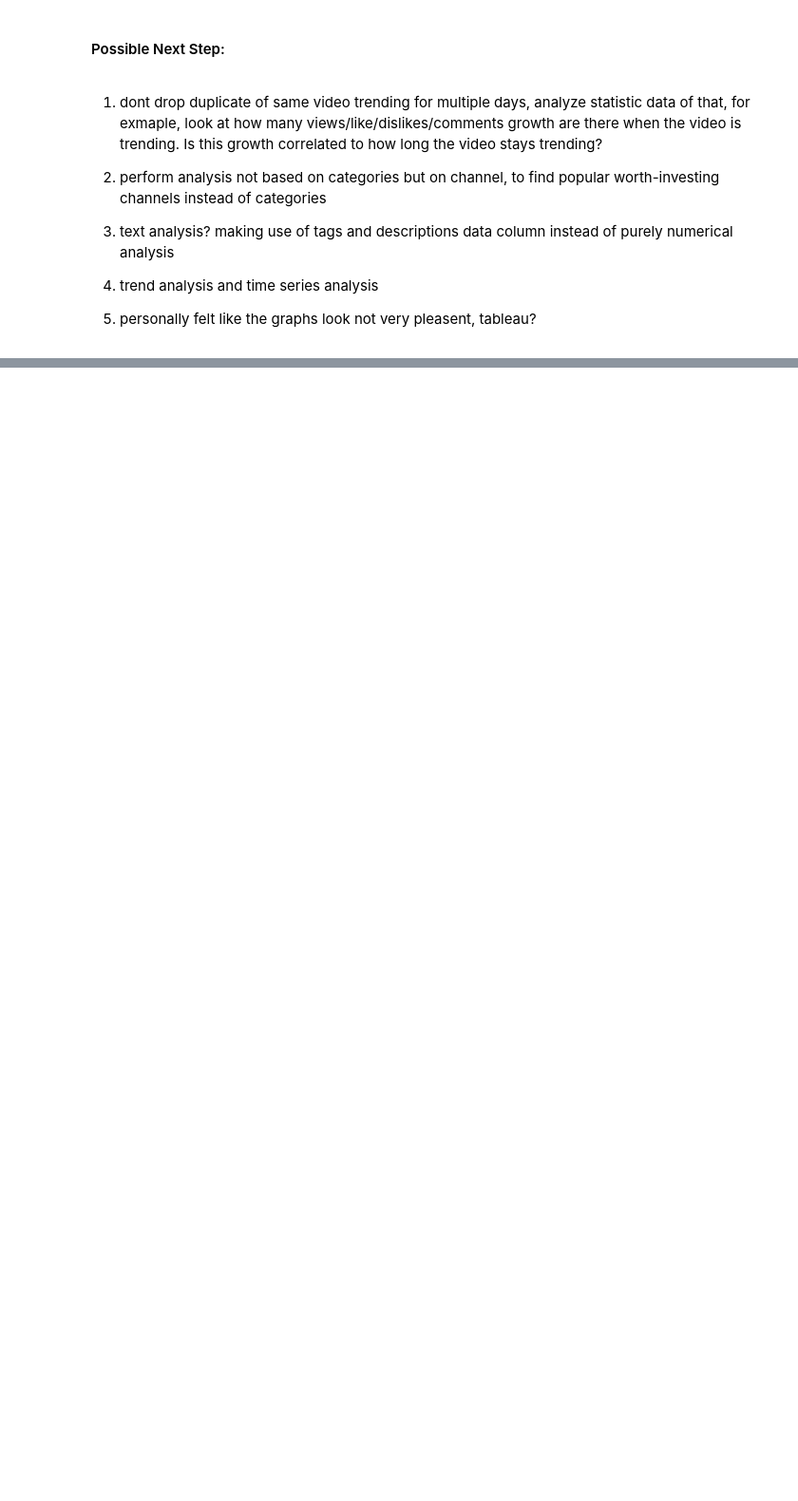
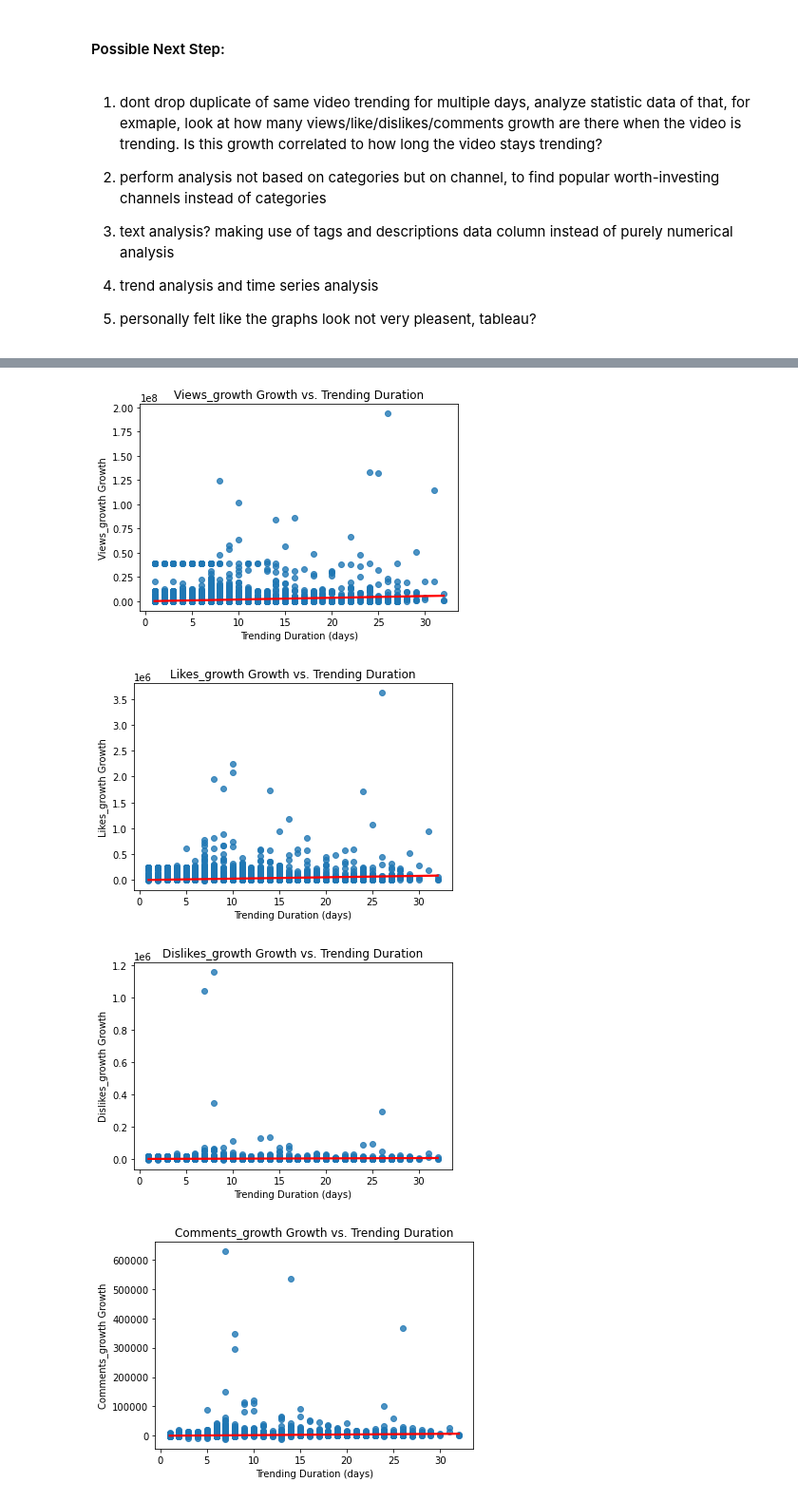
Before and after one commit to Kaics100/project, a Jupyter notebook: project_v2.ipynb, the cells around one changed output, grey strips where cells are left out. Shown at 95% size. Drawn from its saved outputs; the diff is of its cells as text; code cells hidden in the pictures; blank space fills up the shorter version.

```diff
--- a/project_v2.ipynb
+++ b/project_v2.ipynb
@@ -678,0 +689,24 @@ plt.show()
+# %%
+df_num = df_sorted
+df_num['publish_time'] = pd.to_datetime(df_num['publish_time'])
+df_num['trending_date'] = pd.to_datetime(df_num['trending_date'])
+df_num['views'] = pd.to_numeric(df_num['views'], errors='coerce')
+df_num['likes'] = pd.to_numeric(df_num['likes'], errors='coerce')
+df_num['dislikes'] = pd.to_numeric(df_num['dislikes'], errors='coerce')
+df_num['comment_count'] = pd.to_numeric(df_num['comment_count'], errors='coerce')
+# %%
+last_day_metrics = df_num.groupby(['video_id', 'title', 'channel_title', 'category_id', 'publish_time']).first().reset_index()
+first_day_metrics = df_num.groupby(['video_id', 'title', 'channel_title', 'category_id', 'publish_time']).last().reset_index()
+# %%
+growth_data = pd.DataFrame()
+growth_data['video_id'] = last_day_metrics['video_id']
+growth_data['views_growth'] = last_day_metrics['views'] - first_day_metrics['views']
+growth_data['likes_growth'] = last_day_metrics['likes'] - first_day_metrics['likes']
+growth_data['dislikes_growth'] = last_day_metrics['dislikes'] - first_day_metrics['dislikes']
+growth_data['comments_growth'] = last_day_metrics['comment_count'] - first_day_metrics['comment_count']
+
+trending_duration = pd.DataFrame()
+trending_duration['video_id'] = last_day_metrics['video_id']
+trending_duration['trending_duration'] = (last_day_metrics['trending_date'] - first_day_metrics['trending_date']).dt.days + 1
+# %%
+analysis_df = pd.merge(growth_data, trending_duration, on='video_id')
@@ -678,0 +737,15 @@ plt.show()
+# %%
+def plot_regression_vs_duration(metric_name):
+    sns.regplot(data=analysis_df, x='trending_duration', y=metric_name, ci=95, line_kws={'color': 'red'})
+    plt.title(f'{metric_name.capitalize()} Growth vs. Trending Duration')
+    plt.xlabel('Trending Duration (days)')
+    plt.ylabel(f'{metric_name.capitalize()} Growth')
+    plt.show()
+
+for metric in ['views_growth', 'likes_growth', 'dislikes_growth', 'comments_growth']:
+    plot_regression_vs_duration(metric)
+# %% [output]
+[figure, added]
+[figure, added]
+[figure, added]
+[figure, added]
```
Also changed, not shown: parts of 23 cells of this notebook.
